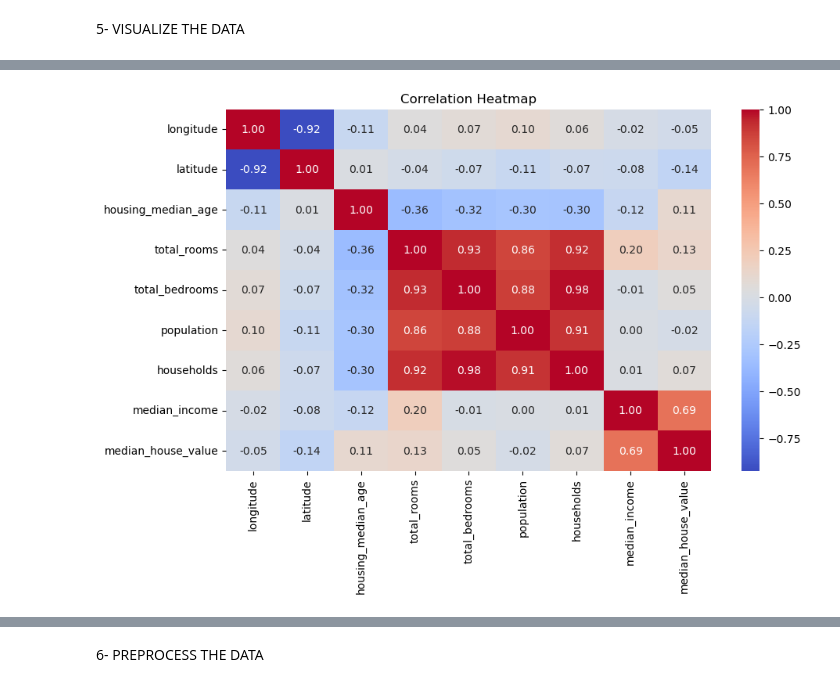
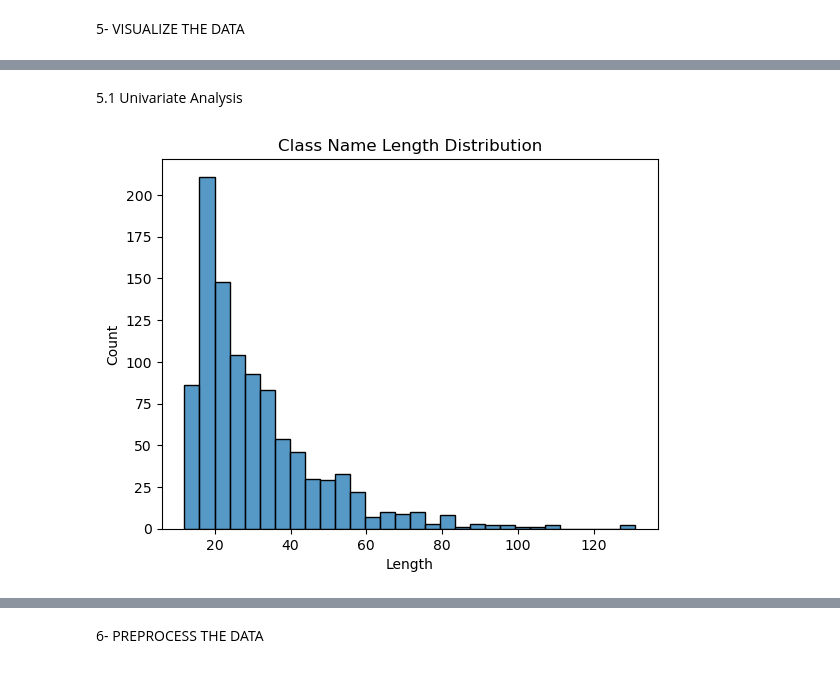
Before and after one commit to brianorina/class202505, a Jupyter notebook: alumn_Brian/imagenetBrian.ipynb, the cells around one changed output, grey strips where cells are left out. Drawn from its saved outputs; the diff is of its cells as text; code cells hidden in the pictures.

```diff
--- a/alumn_Brian/imagenetBrian.ipynb
+++ b/alumn_Brian/imagenetBrian.ipynb
@@ -176,11 +148,15 @@ plt.show()
-# %%
-plt.figure(figsize=(10, 6))
-# Select only numeric columns for correlation calculation
-numeric_data = data.select_dtypes(include=['float64', 'int64'])
-sns.heatmap(numeric_data.corr(), annot=True, fmt='.2f', cmap='coolwarm')
-plt.title('Correlation Heatmap')
-plt.show()
-# Save the cleaned data to a new CSV file
-data.to_csv('cleaned_housing.csv', index=False)
-# %% [output]
-[figure, removed]
+# %% [markdown]
+5.1 Univariate Analysis
+# %%
+#step 1: Create a histogram to visualize the distribution of the class name lengths
+sns.histplot(df['length'], bins=30, )
+
+#step 2: Add the title and axis labels to explain the plot
+plt.title('Class Name Length Distribution')
+plt.xlabel('Length')
+plt.ylabel('Count')
+
+#step 3: Show the plot
+plt.show()
+# %% [output]
+[figure, added]
```
Also changed, not shown: parts of 67 cells of this notebook.
